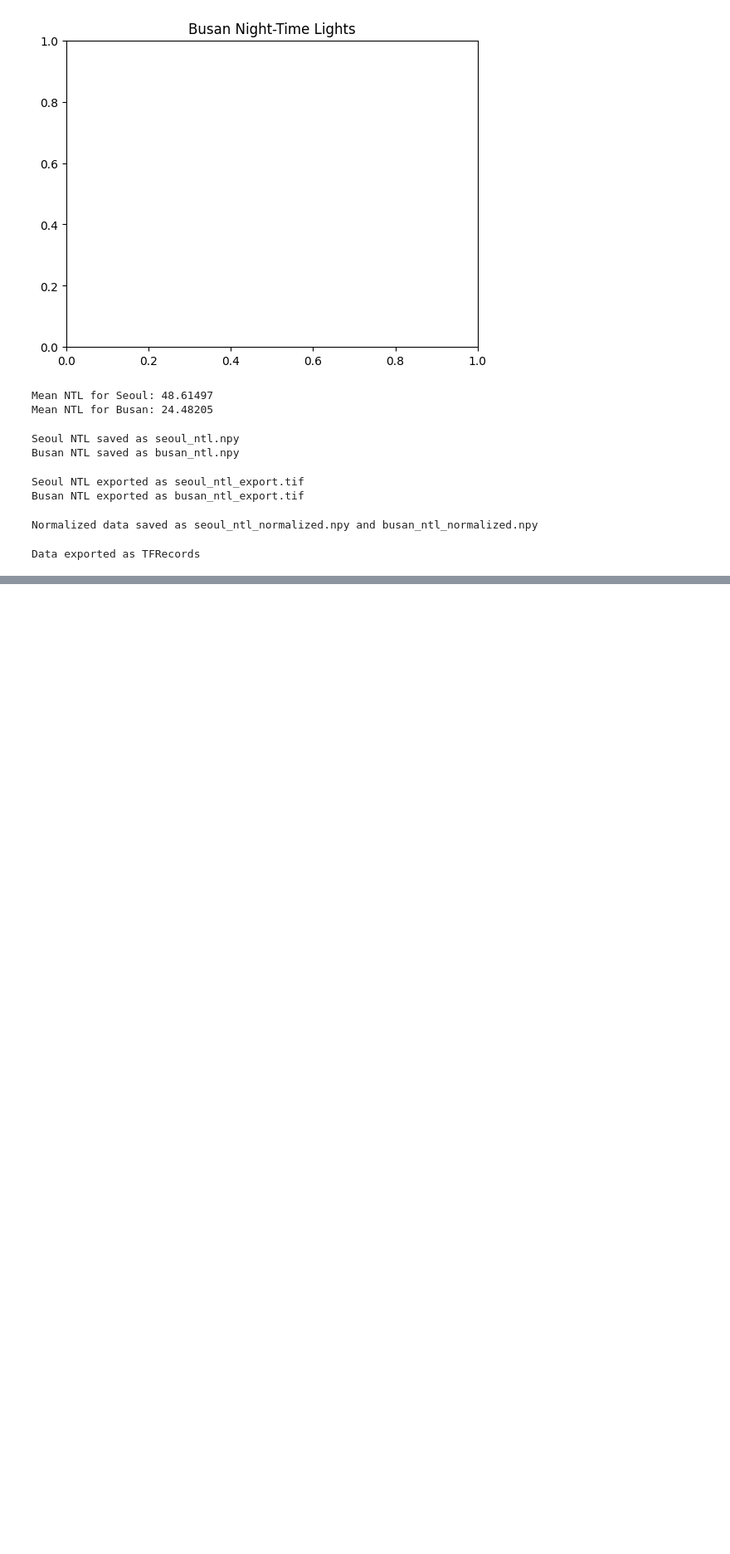
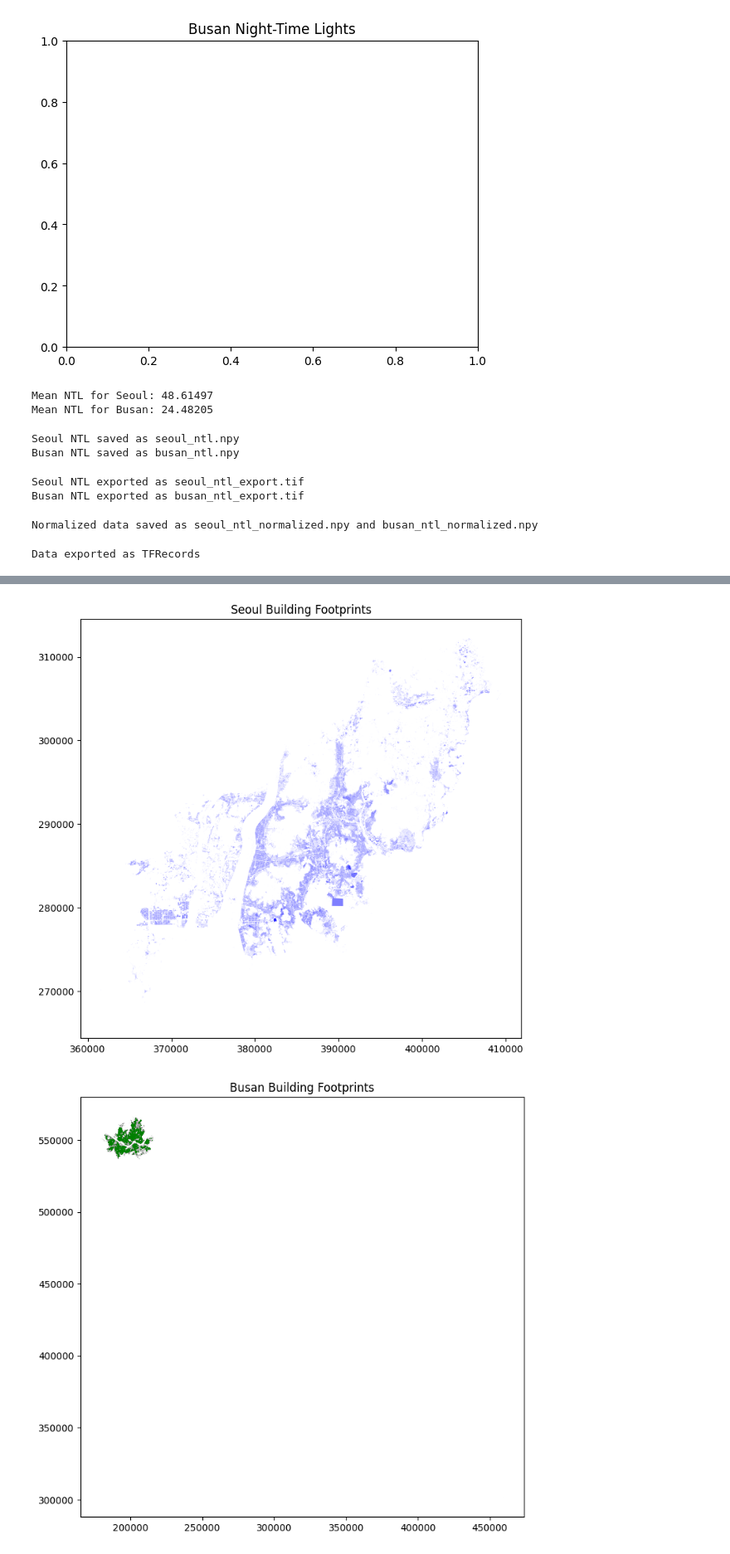
Before and after one commit to podobongbong/the_project, a Jupyter notebook: Nov25_NTL.ipynb, the cells around one changed output, grey strips where cells are left out. Shown: that part at 83% size. Drawn from its saved outputs; the diff is of its cells as text; code cells hidden in the pictures; blank space fills up the shorter version.

```diff
--- a/Nov25_NTL.ipynb
+++ b/Nov25_NTL.ipynb
@@ -246,3 +246,31 @@ with tf.io.TFRecordWriter("busan_ntl.tfrecord") as writer:
 print("Data exported as TFRecords")
 # %% [output]
 Data exported as TFRecords
+# %%
+##BUILDING FOOTPRINT SHAPE
+!pip install geopandas rasterio shapely matplotlib rasterio
+
+from matplotlib import pyplot as plt
+import geopandas as gpd
+import rasterio
+!git clone https://github.com/podobongbong/the_project.git
+
+# Load the building footprint shapefile
+seoul_buildings = gpd.read_file("/content/drive/MyDrive/seoul_2023/AL_D010_11_20231104.shp")
+busan_buildings = gpd.read_file("/content/drive/MyDrive/busan_2023/AL_D010_26_20231104.shp")
+
+# Inspect the data
+print("Seoul Buildings:")
+print(seoul_buildings.head())
+print("\nBusan Buildings:")
+print(busan_buildings.head())
+
+# Visualize the building footprints
+seoul_buildings.plot(figsize=(10, 8), color="blue", alpha=0.5)
+plt.title("Seoul Building Footprints")
+plt.show()
+
+busan_buildings.plot(figsize=(10, 8), color="green", alpha=0.5)
+plt.title("Busan Building Footprints")
+plt.show()
+# %% [output]
@@ -248,0 +294,2 @@ Data exported as TFRecords
+[figure, added]
+[figure, added]
```
Also changed, not shown: parts of 9 cells of this notebook.
